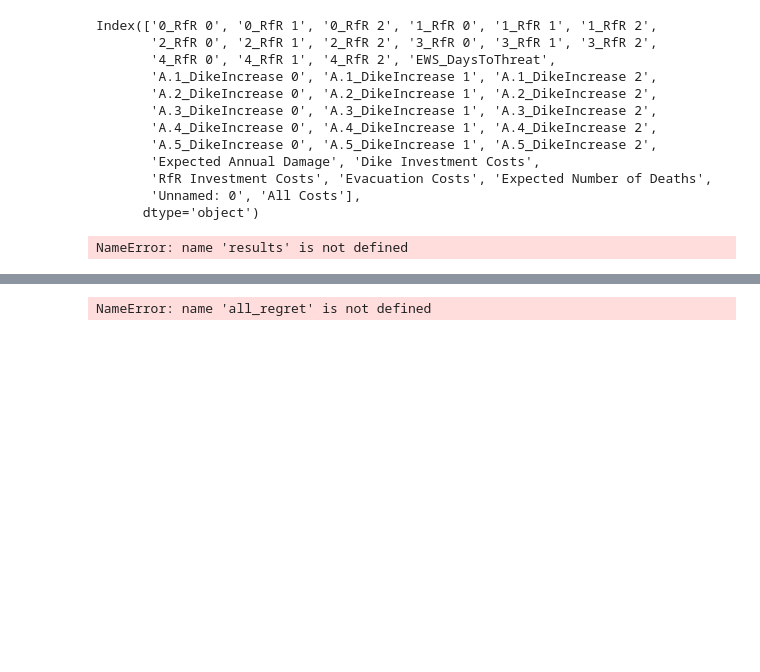
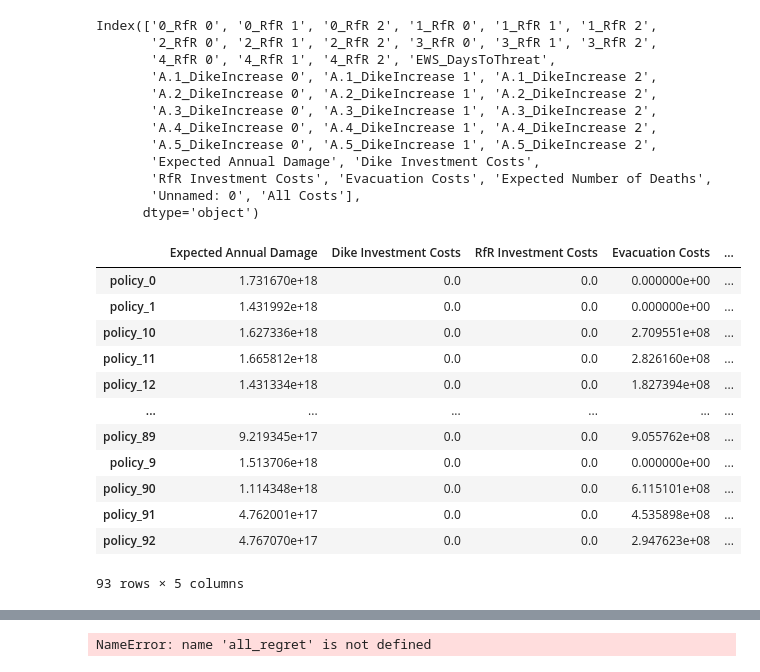
Before and after one commit to leonarddevijfde/MBD-repository, a Jupyter notebook: PR.ipynb, the cells around one changed output, grey strips where cells are left out. Drawn from its saved outputs; the diff is of its cells as text; code cells hidden in the pictures; blank space fills up the shorter version.

```diff
--- a/PR.ipynb
+++ b/PR.ipynb
@@ -55,18 +47,29 @@ def signal_to_noise(data, x):
 # %%
 experiments, outcomes = results
 
-def ratios_policies():
-    all_scores = {}
-    for i in np.unique(experiments['policy']):
-        scores = {}
-        select_policy = experiments['policy'] == i
-        for j in dike_model.outcomes:
-            x = outcomes[j.name][select_policy]
-            ratio = signal_to_noise(x, j.kind)
-            scores[j.name] = ratio
-            all_scores[i] = scores
+all_scores = {}
+for i in np.unique(experiments['policy']):
+    scores = {}
+    select_policy = experiments['policy'] == i
+    for j in dike_model.outcomes:
+        x = outcomes[j.name][select_policy]
+        ratio = signal_to_noise(x, j.kind)
+        scores[j.name] = ratio
+        all_scores[i] = scores
 
-    scores_df = pd.DataFrame.from_dict(all_scores).T
-    return scores_df
+scores_df = pd.DataFrame.from_dict(all_scores).T
+scores_df
 # %% [output]
+|  | Expected Annual Damage | Dike Investment Costs | RfR Investment Costs | Evacuation Costs | ... |
+| policy_0 | 1.731670e+18 | 0.0 | 0.0 | 0.000000e+00 | ... |
+| policy_1 | 1.431992e+18 | 0.0 | 0.0 | 0.000000e+00 | ... |
+| policy_10 | 1.627336e+18 | 0.0 | 0.0 | 2.709551e+08 | ... |
+| policy_11 | 1.665812e+18 | 0.0 | 0.0 | 2.826160e+08 | ... |
+| policy_12 | 1.431334e+18 | 0.0 | 0.0 | 1.827394e+08 | ... |
+| ... | ... | ... | ... | ... | ... |
+| policy_89 | 9.219345e+17 | 0.0 | 0.0 | 9.055762e+08 | ... |
+| policy_9 | 1.513706e+18 | 0.0 | 0.0 | 0.000000e+00 | ... |
+| policy_90 | 1.114348e+18 | 0.0 | 0.0 | 6.115101e+08 | ... |
+| policy_91 | 4.762001e+17 | 0.0 | 0.0 | 4.535898e+08 | ... |
+| policy_92 | 4.767070e+17 | 0.0 | 0.0 | 2.947623e+08 | ... |
-NameError: name 'results' is not defined
+93 rows × 5 columns
```
Also changed, not shown: parts of 18 cells of this notebook, 4 other files.
